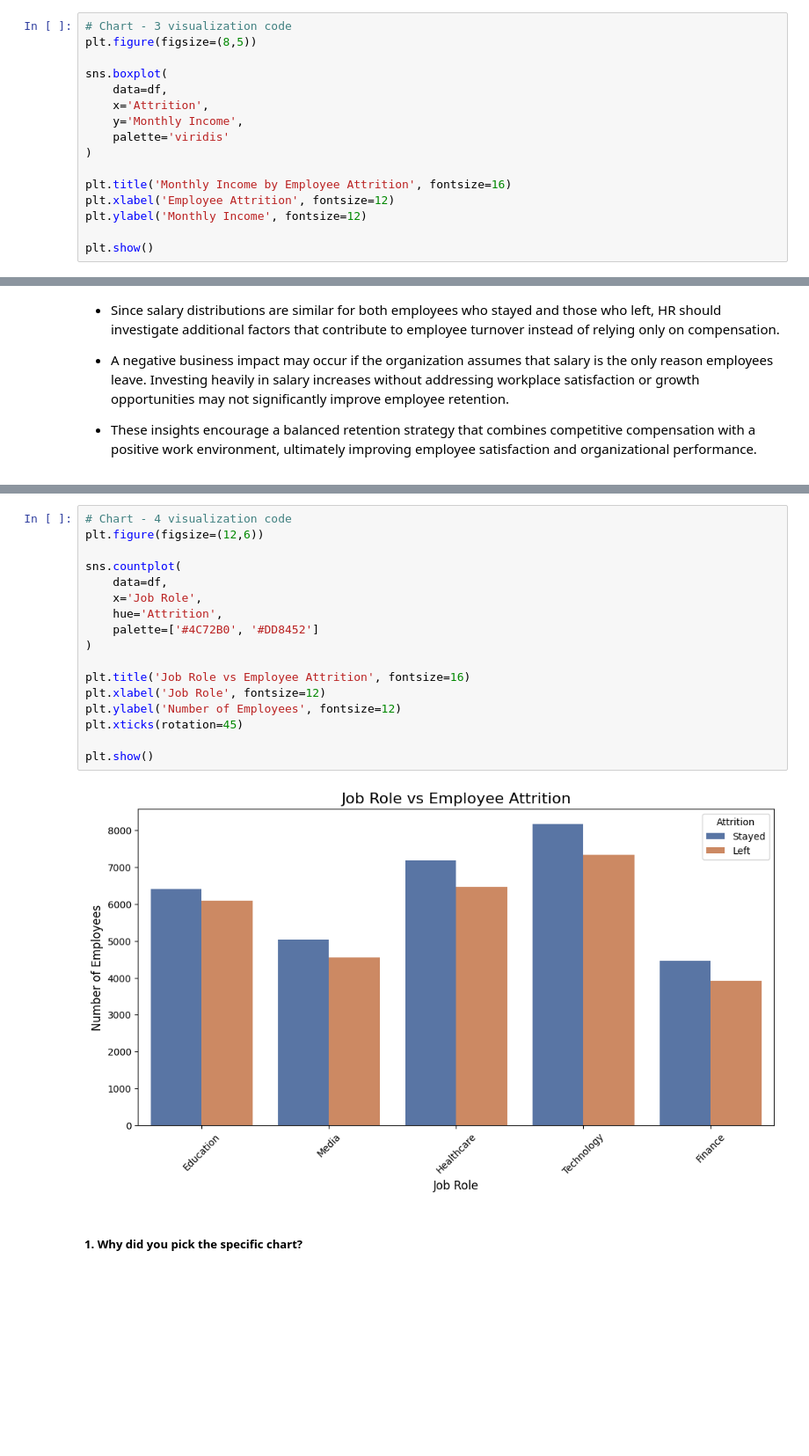
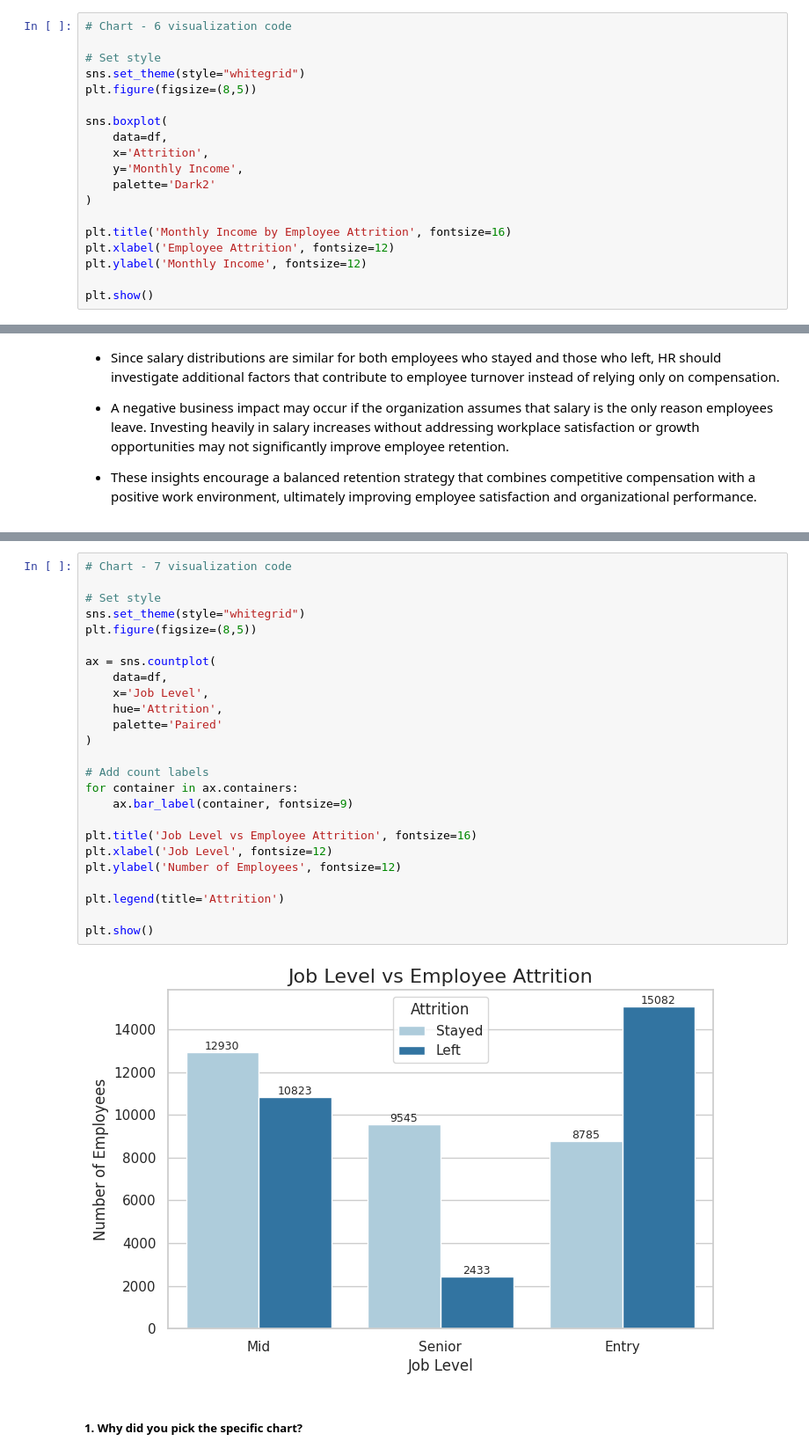
Before and after one commit to Sneha8126/Sneha-Sample-Classisfication--ML-Submission-Template, a Jupyter notebook: Sneha_Sample_Classisfication_ML_Submission_Template.ipynb, the cells around one changed output, grey strips where cells are left out. Shown at 88% size. Drawn from its saved outputs; the diff is of its cells as text; blank space fills up the shorter version.

```diff
--- a/Sneha_Sample_Classisfication_ML_Submission_Template.ipynb
+++ b/Sneha_Sample_Classisfication_ML_Submission_Template.ipynb
@@ -428,12 +598,15 @@ Are there any insights that lead to negative growth? Justify with specific reaso
 # %%
-# Chart - 3 visualization code
+# Chart - 6 visualization code
+
+# Set style
+sns.set_theme(style="whitegrid")
 plt.figure(figsize=(8,5))
 
 sns.boxplot(
     data=df,
     x='Attrition',
     y='Monthly Income',
-    palette='viridis'
+    palette='Dark2'
 )
 
 plt.title('Monthly Income by Employee Attrition', fontsize=16)
@@ -471,22 +644,30 @@ Are there any insights that lead to negative growth? Justify with specific reaso
 # %%
-# Chart - 4 visualization code
-plt.figure(figsize=(12,6))
+# Chart - 7 visualization code
 
-sns.countplot(
+# Set style
+sns.set_theme(style="whitegrid")
+plt.figure(figsize=(8,5))
+
+ax = sns.countplot(
     data=df,
-    x='Job Role',
+    x='Job Level',
     hue='Attrition',
-    palette=['#4C72B0', '#DD8452']
+    palette='Paired'
 )
 
-plt.title('Job Role vs Employee Attrition', fontsize=16)
-plt.xlabel('Job Role', fontsize=12)
+# Add count labels
+for container in ax.containers:
+    ax.bar_label(container, fontsize=9)
+
+plt.title('Job Level vs Employee Attrition', fontsize=16)
+plt.xlabel('Job Level', fontsize=12)
 plt.ylabel('Number of Employees', fontsize=12)
-plt.xticks(rotation=45)
+
+plt.legend(title='Attrition')
 
 plt.show()
 # %% [output]
-[figure, old version]
+[figure, new version]
 # %% [markdown]
 ##### 1. Why did you pick the specific chart?
 # %% [markdown]
```
Also changed, not shown: parts of 193 cells of this notebook.
